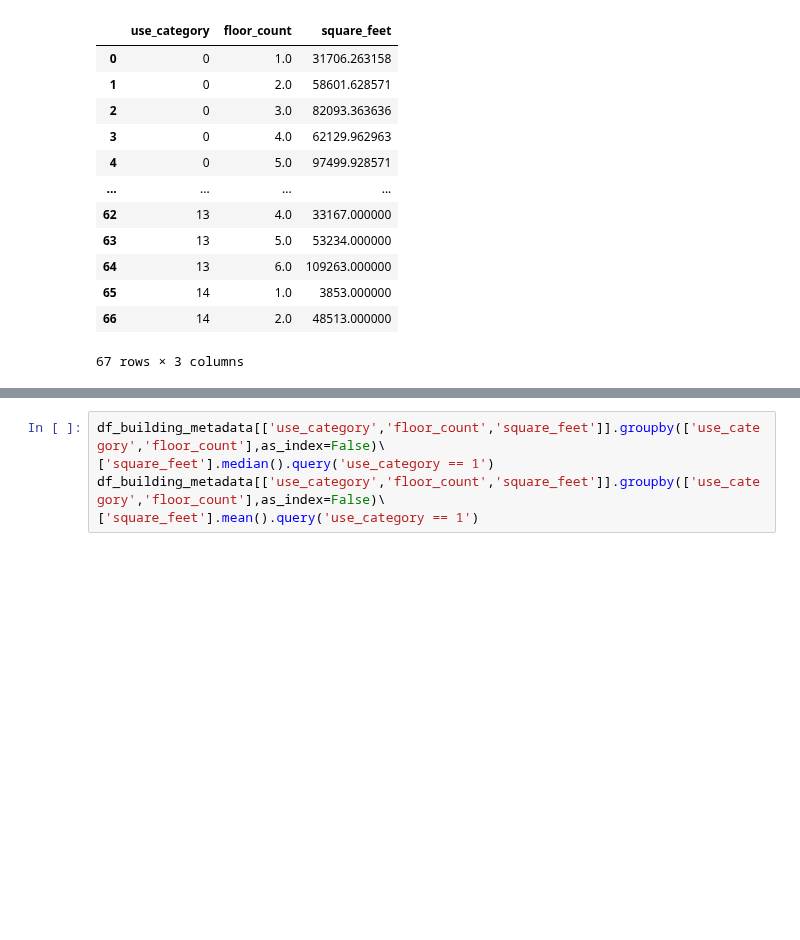
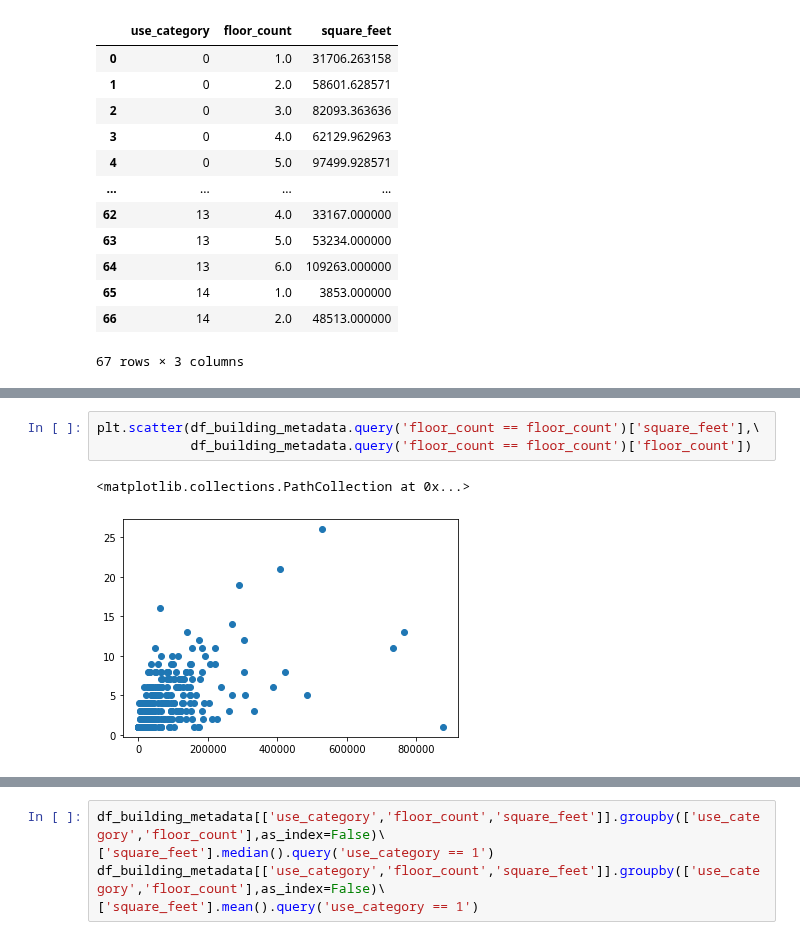
Before and after one commit to ravi-gopalan/DAND_Data_Wrangling, a Jupyter notebook: ashrae_1.ipynb, the cells around one changed output, grey strips where cells are left out. Drawn from its saved outputs; the diff is of its cells as text; blank space fills up the shorter version.

```diff
--- a/ashrae_1.ipynb
+++ b/ashrae_1.ipynb
@@ -204,0 +225,6 @@ df_building_metadata[['use_category','floor_count','square_feet']].groupby(['use
+# %%
+plt.scatter(df_building_metadata.query('floor_count == floor_count')['square_feet'],\
+            df_building_metadata.query('floor_count == floor_count')['floor_count'])
+# %% [output]
+<matplotlib.collections.PathCollection at 0x...>
+[figure, added]
```
Also changed, not shown: parts of 33 cells of this notebook.
